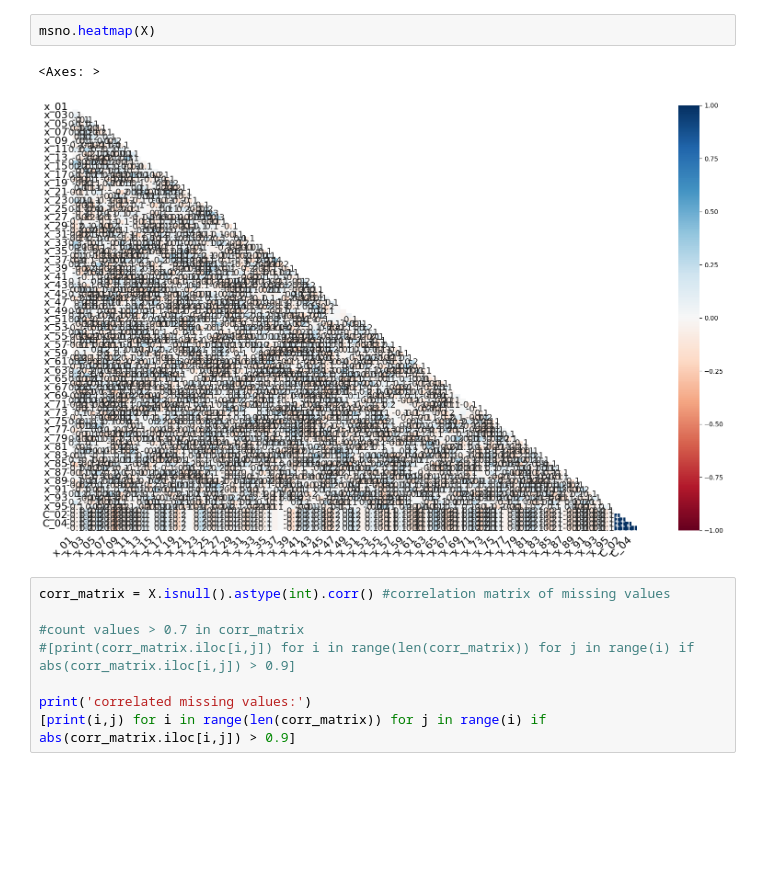
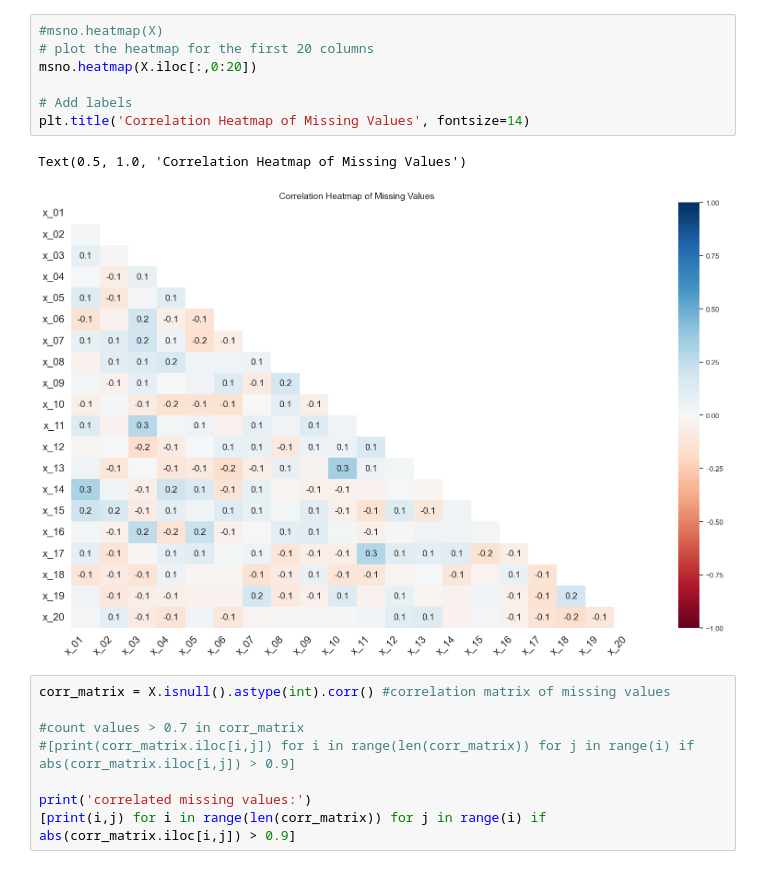
Before and after one commit to Danyushen/02582_case1, a Jupyter notebook: missing_data.ipynb, the cells around one changed output. Cells and saved outputs as stored; diff of their text form; blank space fills up the shorter version.

```diff
--- a/missing_data.ipynb
+++ b/missing_data.ipynb
@@ -18,8 +46,13 @@ msno.bar(X) # how many missing values in each column
-# %%
-msno.heatmap(X)
-# %% [output]
-<Axes: >
-[figure, removed]
+# %%
+#msno.heatmap(X)
+# plot the heatmap for the first 20 columns
+msno.heatmap(X.iloc[:,0:20])
+
+# Add labels
+plt.title('Correlation Heatmap of Missing Values', fontsize=14)
+# %% [output]
+Text(0.5, 1.0, 'Correlation Heatmap of Missing Values')
+[figure, added]
 # %%
 corr_matrix = X.isnull().astype(int).corr() #correlation matrix of missing values
 
```
Also changed, not shown: parts of 5 cells of this notebook, 2 other files.
